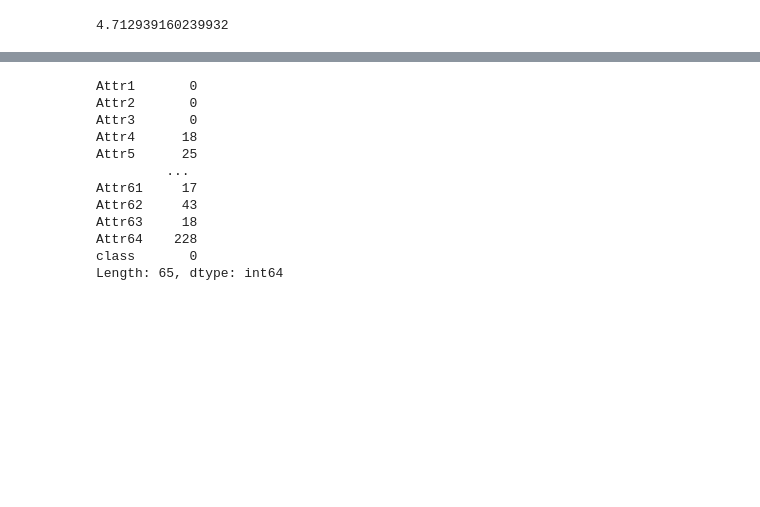
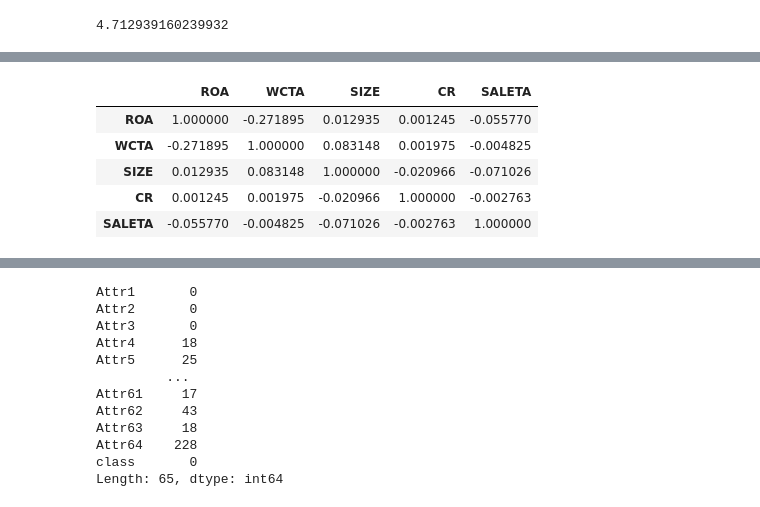
Before and after one commit to Blausher/metrica2023, a Jupyter notebook: metrica2023.ipynb, the cells around one changed output, grey strips where cells are left out. Cells and saved outputs as stored; diff of their text form; code cells hidden in the pictures; blank space fills up the shorter version.

```diff
--- a/metrica2023.ipynb
+++ b/metrica2023.ipynb
@@ -142,0 +164,9 @@ descriptive_df1
+# %%
+df_corr.corr()
+# %% [output]
+|  | ROA | WCTA | SIZE | CR | SALETA |
+| ROA | 1.000000 | -0.271895 | 0.012935 | 0.001245 | -0.055770 |
+| WCTA | -0.271895 | 1.000000 | 0.083148 | 0.001975 | -0.004825 |
+| SIZE | 0.012935 | 0.083148 | 1.000000 | -0.020966 | -0.071026 |
+| CR | 0.001245 | 0.001975 | -0.020966 | 1.000000 | -0.002763 |
+| SALETA | -0.055770 | -0.004825 | -0.071026 | -0.002763 | 1.000000 |
```
Also changed, not shown: parts of 4 cells of this notebook.
